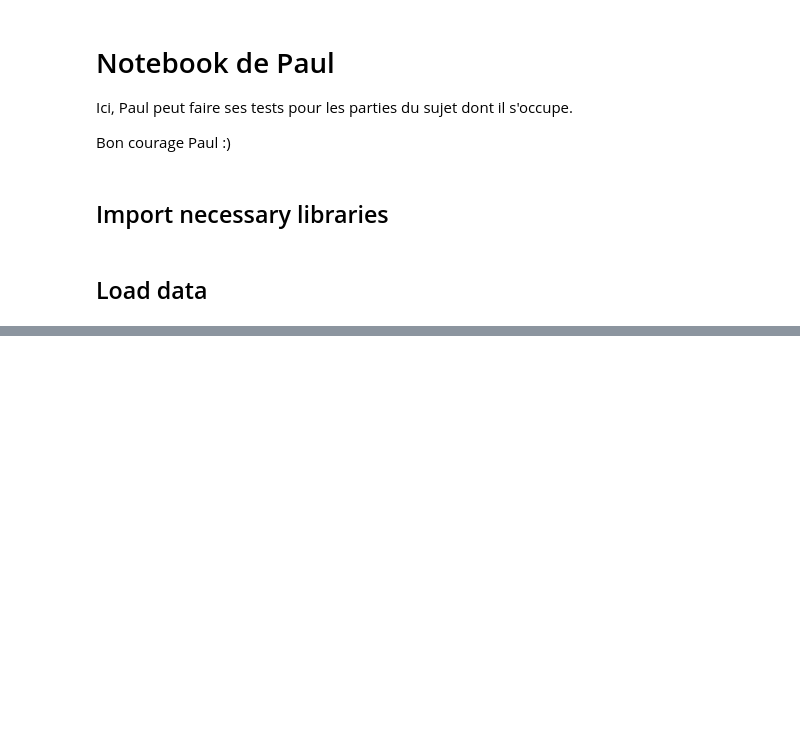
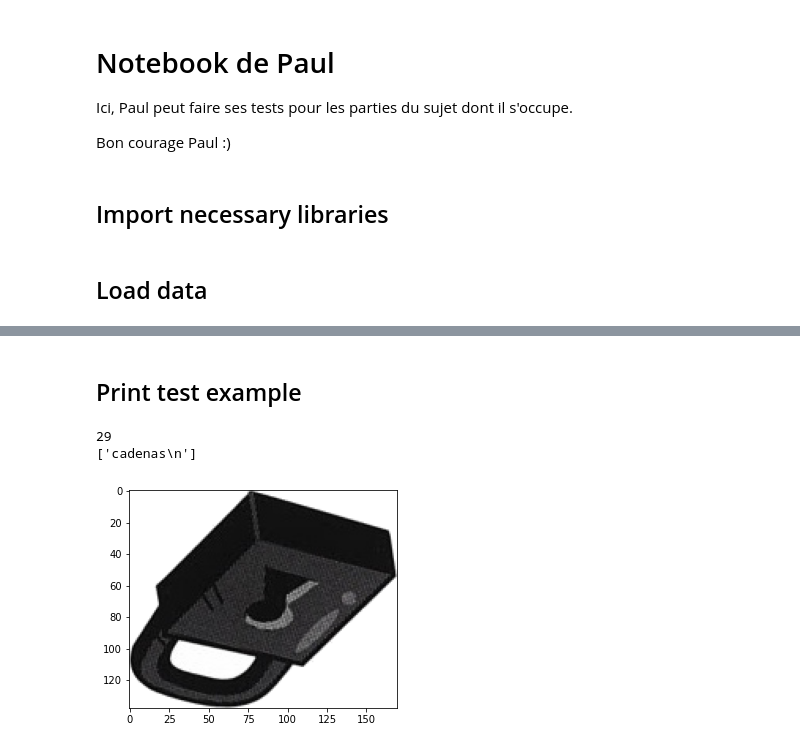
Before and after one commit to Paulopacads/IML_Dobble, a Jupyter notebook: Paul.ipynb, the cells around one changed output, grey strips where cells are left out. Saved outputs shown, nothing was run; the diff lists cells and outputs as text; code cells hidden in the pictures; blank space fills up the shorter version.

```diff
--- a/Paul.ipynb
+++ b/Paul.ipynb
@@ -111,0 +153,10 @@ tmp_data/train_set
+# %% [markdown]
+## Print test example
+# %%
+print(test_labels[0])
+plt.imshow(test_images[0])
+print(ref[1][np.where(ref[0] == test_labels[0])])
+# %% [output]
+29
+['cadenas\n']
+[figure, added]
```
Also changed, not shown: parts of 13 cells of this notebook.
